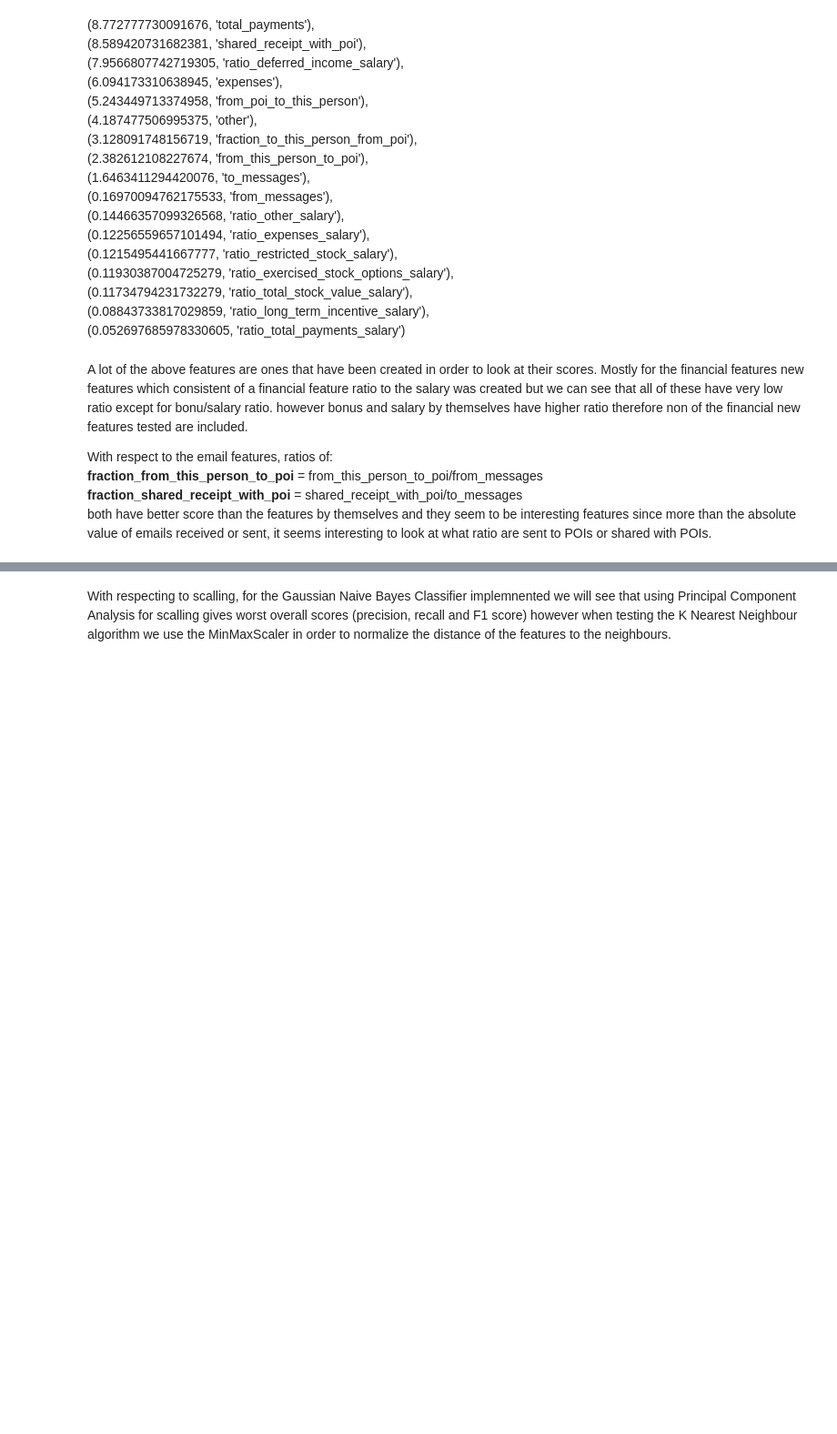
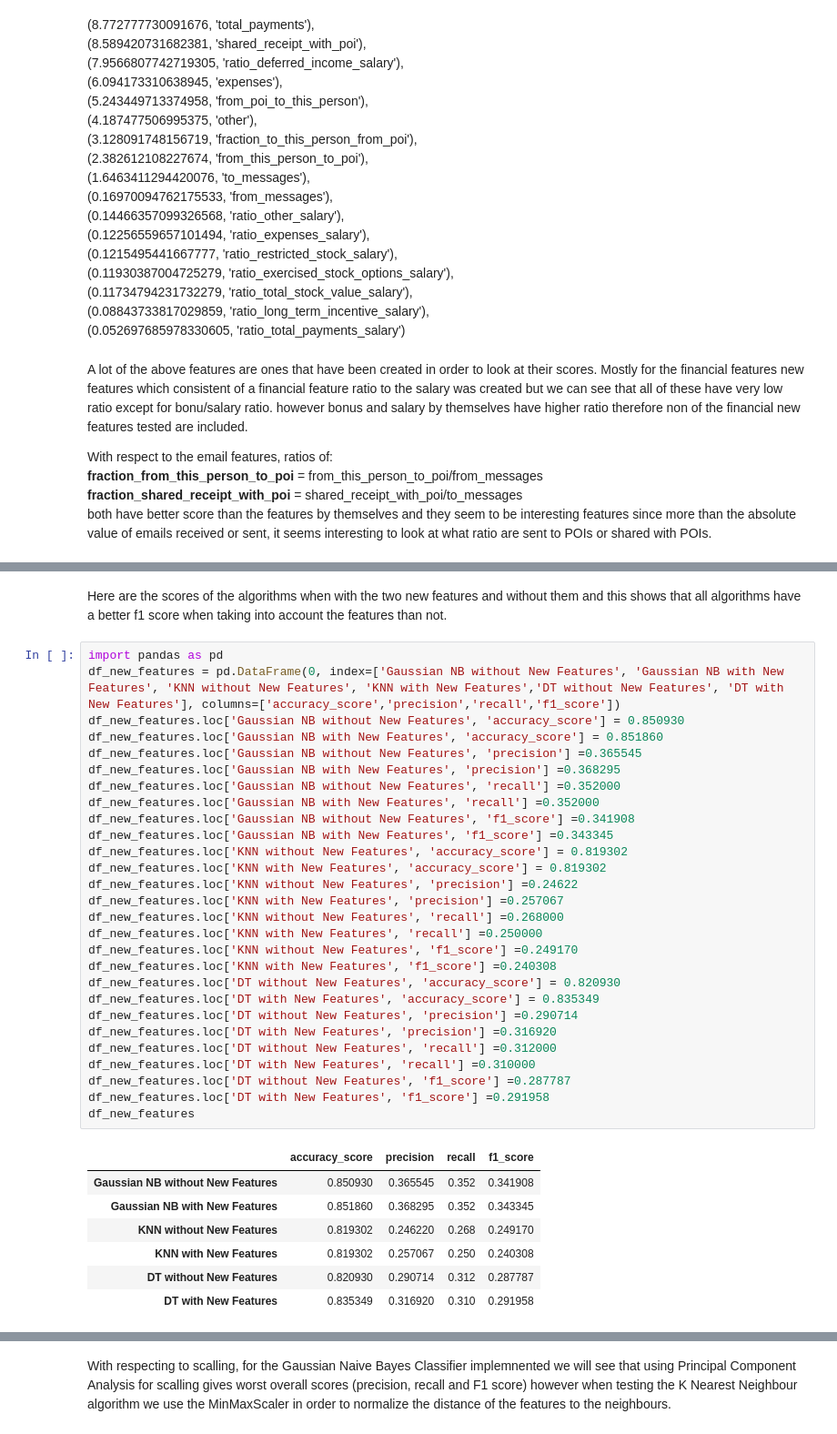
Before and after one commit to NitinRamchand/Data-Analytics-Nanodegree-Udacity, a Jupyter notebook: Identify_Fraud_From_Enron_NitinRamchandLalwani_Submission/Enron_Submission_Final_Answers.ipynb, the cells around one changed output, grey strips where cells are left out. Shown at 91% size. Drawn from its saved outputs; the diff is of its cells as text; blank space fills up the shorter version.

```diff
--- a/Identify_Fraud_From_Enron_NitinRamchandLalwani_Submission/Enron_Submission_Final_Answers.ipynb
+++ b/Identify_Fraud_From_Enron_NitinRamchandLalwani_Submission/Enron_Submission_Final_Answers.ipynb
@@ -79,0 +110,38 @@ Therefore including the interesting new features mentioned and the already exist
+# %% [markdown]
+Here are the scores of the algorithms when with the two new features and without them and this shows that all algorithms have a better f1 score when taking into account the features than not.
+# %%
+import pandas as pd
+df_new_features = pd.DataFrame(0, index=['Gaussian NB without New Features', 'Gaussian NB with New Features', 'KNN without New Features', 'KNN with New Features','DT without New Features', 'DT with New Features'], columns=['accuracy_score','precision','recall','f1_score'])
+df_new_features.loc['Gaussian NB without New Features', 'accuracy_score'] = 0.850930
+df_new_features.loc['Gaussian NB with New Features', 'accuracy_score'] = 0.851860
+df_new_features.loc['Gaussian NB without New Features', 'precision'] =0.365545
+df_new_features.loc['Gaussian NB with New Features', 'precision'] =0.368295
+df_new_features.loc['Gaussian NB without New Features', 'recall'] =0.352000
+df_new_features.loc['Gaussian NB with New Features', 'recall'] =0.352000
+df_new_features.loc['Gaussian NB without New Features', 'f1_score'] =0.341908
+df_new_features.loc['Gaussian NB with New Features', 'f1_score'] =0.343345
+df_new_features.loc['KNN without New Features', 'accuracy_score'] = 0.819302
+df_new_features.loc['KNN with New Features', 'accuracy_score'] = 0.819302
+df_new_features.loc['KNN without New Features', 'precision'] =0.24622
+df_new_features.loc['KNN with New Features', 'precision'] =0.257067
+df_new_features.loc['KNN without New Features', 'recall'] =0.268000
+df_new_features.loc['KNN with New Features', 'recall'] =0.250000
+df_new_features.loc['KNN without New Features', 'f1_score'] =0.249170
+df_new_features.loc['KNN with New Features', 'f1_score'] =0.240308
+df_new_features.loc['DT without New Features', 'accuracy_score'] = 0.820930
+df_new_features.loc['DT with New Features', 'accuracy_score'] = 0.835349
+df_new_features.loc['DT without New Features', 'precision'] =0.290714
+df_new_features.loc['DT with New Features', 'precision'] =0.316920
+df_new_features.loc['DT without New Features', 'recall'] =0.312000
+df_new_features.loc['DT with New Features', 'recall'] =0.310000
+df_new_features.loc['DT without New Features', 'f1_score'] =0.287787
+df_new_features.loc['DT with New Features', 'f1_score'] =0.291958
+df_new_features
+# %% [output]
+|  | accuracy_score | precision | recall | f1_score |
+| Gaussian NB without New Features | 0.850930 | 0.365545 | 0.352 | 0.341908 |
+| Gaussian NB with New Features | 0.851860 | 0.368295 | 0.352 | 0.343345 |
+| KNN without New Features | 0.819302 | 0.246220 | 0.268 | 0.249170 |
+| KNN with New Features | 0.819302 | 0.257067 | 0.250 | 0.240308 |
+| DT without New Features | 0.820930 | 0.290714 | 0.312 | 0.287787 |
+| DT with New Features | 0.835349 | 0.316920 | 0.310 | 0.291958 |
```
Also changed, not shown: parts of 9 cells of this notebook, 8 other files.
